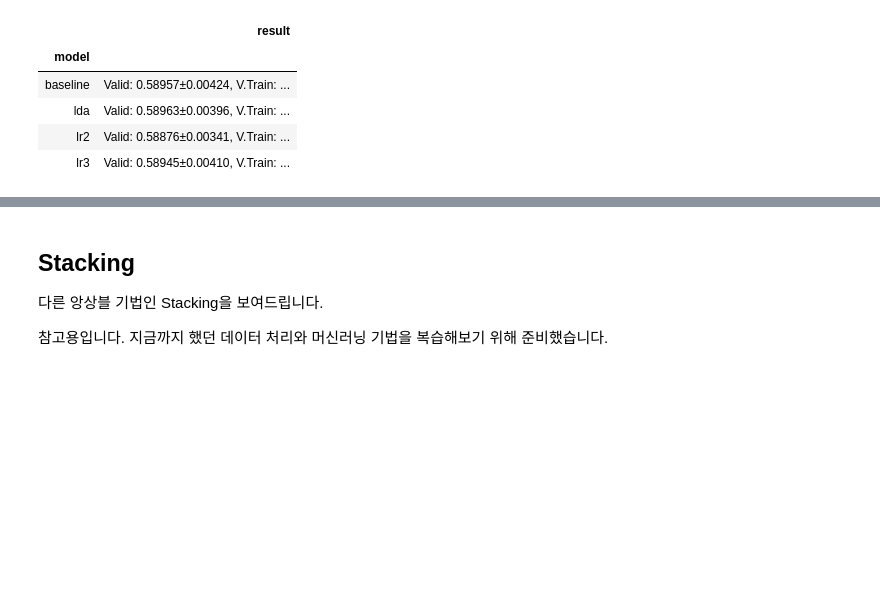
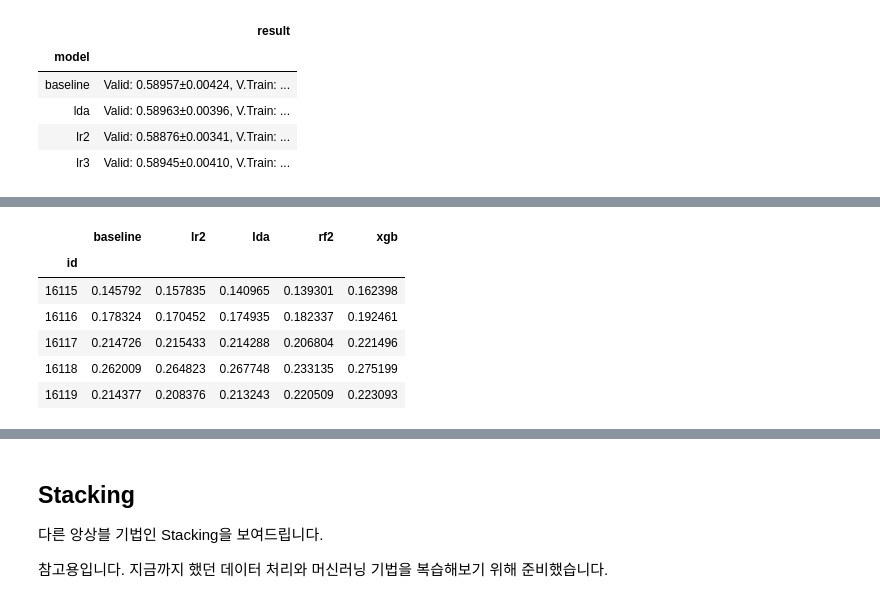
Before and after one commit to sunkusun9/DS_Lv3_2406, a Jupyter notebook: sec_ds_lv3_prob1_kaggle.ipynb, the cells around one changed output, grey strips where cells are left out. Saved outputs shown, nothing was run; the diff lists cells and outputs as text; code cells hidden in the pictures; blank space fills up the shorter version.

```diff
--- a/sec_ds_lv3_prob1_kaggle.ipynb
+++ b/sec_ds_lv3_prob1_kaggle.ipynb
@@ -444,11 +451,25 @@ print("자가 채점: {}".format(roc_auc_score(s_ans, prd)))
 # %%
 # Voting  을 직접해 봅니다.
 model_list = [
     ('baseline', clf_lr), # LR + SFS
     ('lr2', clf_lr2), # LR.2: LR + feature PCA
     ('lda', clf_lda), # LDA
     ('rf2', clf_rf2), # RF + LDA
     ('xgb', clf_xgb), # XGB
 ]
 # 기반 모델을 df_train으로 학습시킨 후, 바로 df_test에 대한 예측 확률을 뽑습니다.
-# TODO
+df_voting = pd.concat([
+    pd.Series(
+        clf.fit(df_train[X_all], df_train['failure']).predict_proba(df_test[X_all])[:, 1],
+        index=df_test.index, name=name
+    ) for name, clf in model_list
+], axis=1)
+df_voting.head()
+# %% [output]
+|  | baseline | lr2 | lda | rf2 | xgb |
+| id |  |  |  |  |  |
+| 16115 | 0.145792 | 0.157835 | 0.140965 | 0.139301 | 0.162398 |
+| 16116 | 0.178324 | 0.170452 | 0.174935 | 0.182337 | 0.192461 |
+| 16117 | 0.214726 | 0.215433 | 0.214288 | 0.206804 | 0.221496 |
+| 16118 | 0.262009 | 0.264823 | 0.267748 | 0.233135 | 0.275199 |
+| 16119 | 0.214377 | 0.208376 | 0.213243 | 0.220509 | 0.223093 |
```
Also changed, not shown: parts of 15 cells of this notebook.
